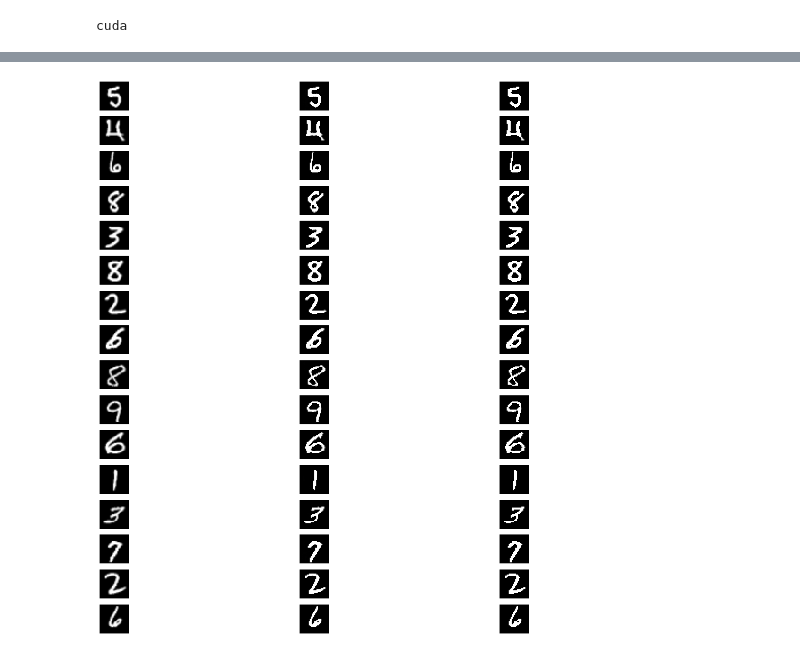
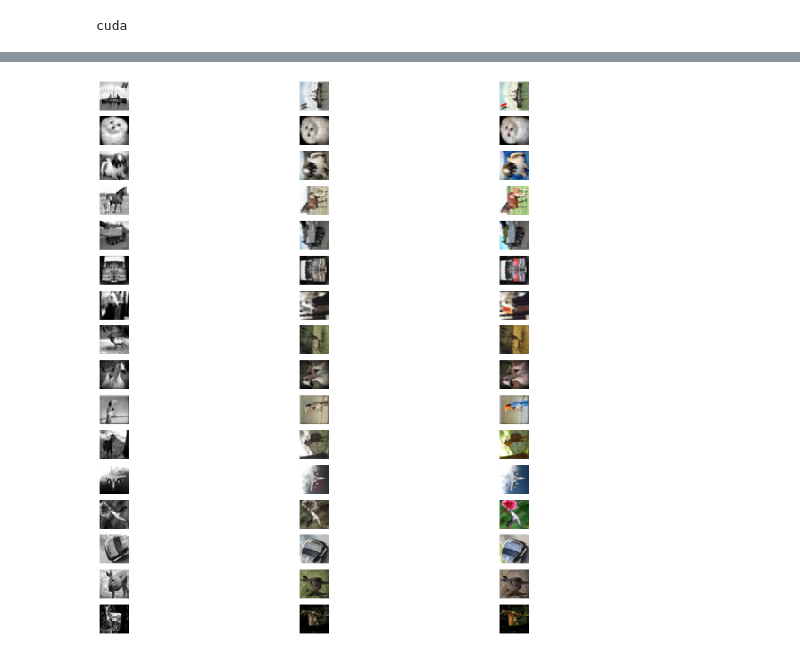
Before and after one commit to vvvm23/U-Net, a Jupyter notebook: U-Net.ipynb, the cells around one changed output, grey strips where cells are left out. Cells and saved outputs as stored; diff of their text form; code cells hidden in the pictures.

Commit message:
Adds CIFAR10 recolouring problem

```diff
--- a/U-Net.ipynb
+++ b/U-Net.ipynb
@@ -17,7 +17,7 @@ plt.rcParams['figure.figsize'] = [20, 20]
 # Some script parameters
 USE_CUDA = True
 BATCH_SIZE = 64
-NB_EPOCHS = 5
+NB_EPOCHS = 20
 # %%
 # Load CUDA device if available
 device = torch.device('cuda' if USE_CUDA and torch.cuda.is_available() else 'cpu')
@@ -43,10 +43,30 @@ class SegmentationMNIST(torchvision.datasets.MNIST):
     y = torch.zeros(10, 32, 32)
     y[label:label+1] += mask
     return x, y, label
+
+class CIFAR10Greyscale(torchvision.datasets.CIFAR10):
+  def __init__(self, *args, **kwargs):
+    super().__init__(*args, **kwargs)
+    self.gray_scale = torchvision.transforms.Grayscale()
+
+    self.transforms = torchvision.transforms.Compose([
+        torchvision.transforms.ToTensor()
+    ])
+
+  def __getitem__(self, idx):
+    y, label = super().__getitem__(idx)
+
+    x = self.gray_scale(y)
+
+    x, y = self.transforms(x), self.transforms(y)
+    return x, y, label
 # %%
 # Loads dataset and dataloaders
-train_dataset, test_dataset = SegmentationMNIST("data", train=True, download=True), \
-                              SegmentationMNIST("data", train=False, download=True)
+#train_dataset, test_dataset = SegmentationMNIST("data", train=True, download=True), \
+#                              SegmentationMNIST("data", train=False, download=True)
+
+train_dataset, test_dataset = CIFAR10Greyscale("data", train=True, download=True), \
+                              CIFAR10Greyscale("data", train=False, download=True)
 
 train_dataloader, test_dataloader = torch.utils.data.DataLoader(train_dataset, batch_size=BATCH_SIZE, shuffle=True), \
                                     torch.utils.data.DataLoader(test_dataset, batch_size=BATCH_SIZE, shuffle=False)
@@ -141,7 +164,7 @@ class UNet(nn.Module):
     x = torch.sigmoid(x) # Sigmoid as possible for the same pixel to belong to multiple classes
     return x
 
-model = UNet(1, 64, 10, 5).to(device)
+model = UNet(1, 64, 3, 5).to(device)
 # %%
 optim = torch.optim.Adam(model.parameters())
 crit = nn.MSELoss()
@@ -196,25 +241,25 @@ Validation Loss: 0.0006098145543772633
 # %%
 # Visualise input image, true label mask and predicted label mask
 model.eval()
 test_loader = torch.utils.data.DataLoader(test_dataset, batch_size=1, shuffle=True)
 
 fix, axs = plt.subplots(16, 3)
 
 for i, (x, y, l) in enumerate(test_loader):
   if i == 16:
     break
 
   x = x.to(device)
   pred = model(x)
 
   x = x.reshape(32, 32).detach().cpu().numpy()
-  y = y[0, l, :, :].reshape(32, 32).detach().cpu().numpy()
-  pred = pred[0, l, :, :].reshape(32, 32).detach().cpu().numpy()
+  y = y[0, :, :, :].transpose(0, 2).detach().cpu().numpy()
+  pred = pred[0, :, :, :].transpose(0, 2).detach().cpu().numpy()
 
   axs[i, 0].imshow(x, interpolation='none', cmap='gray')
-  axs[i, 1].imshow(pred, interpolation='none', cmap='gray')
-  axs[i, 2].imshow(y, interpolation='none', cmap='gray')
+  axs[i, 1].imshow(pred, interpolation='none')
+  axs[i, 2].imshow(y, interpolation='none')
 [[x.axis(False) for x in y] for y in axs]
 plt.show()
 # %% [output]
-[figure, old version]
+[figure, new version]
```
Also changed, not shown: parts of 2 cells of this notebook.
